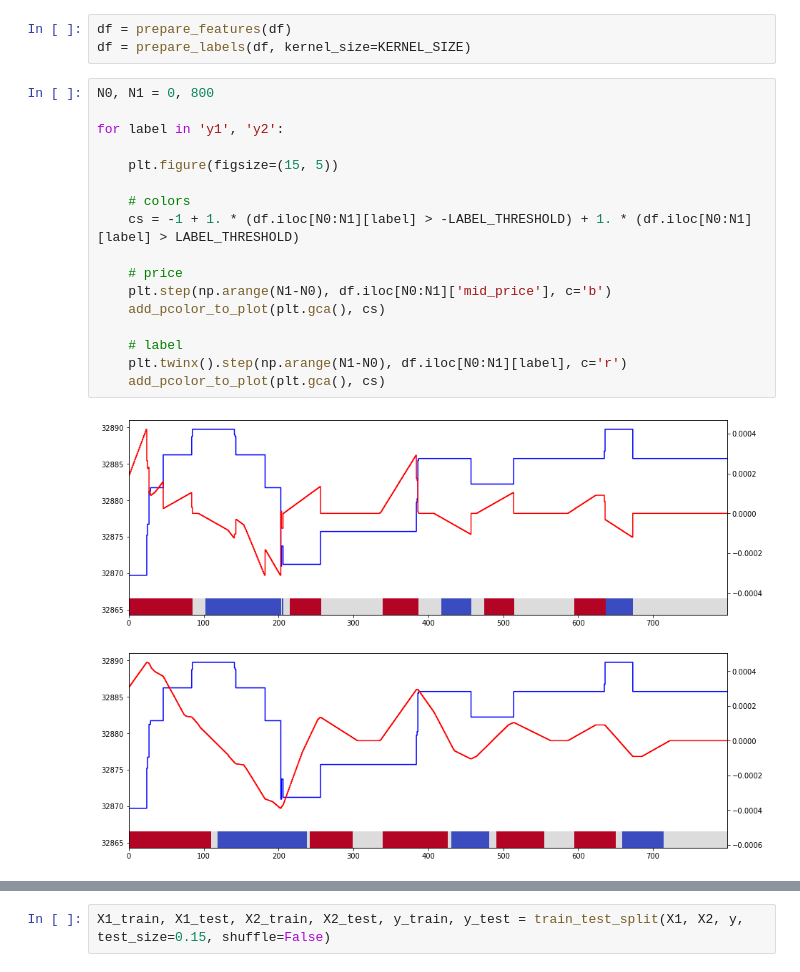
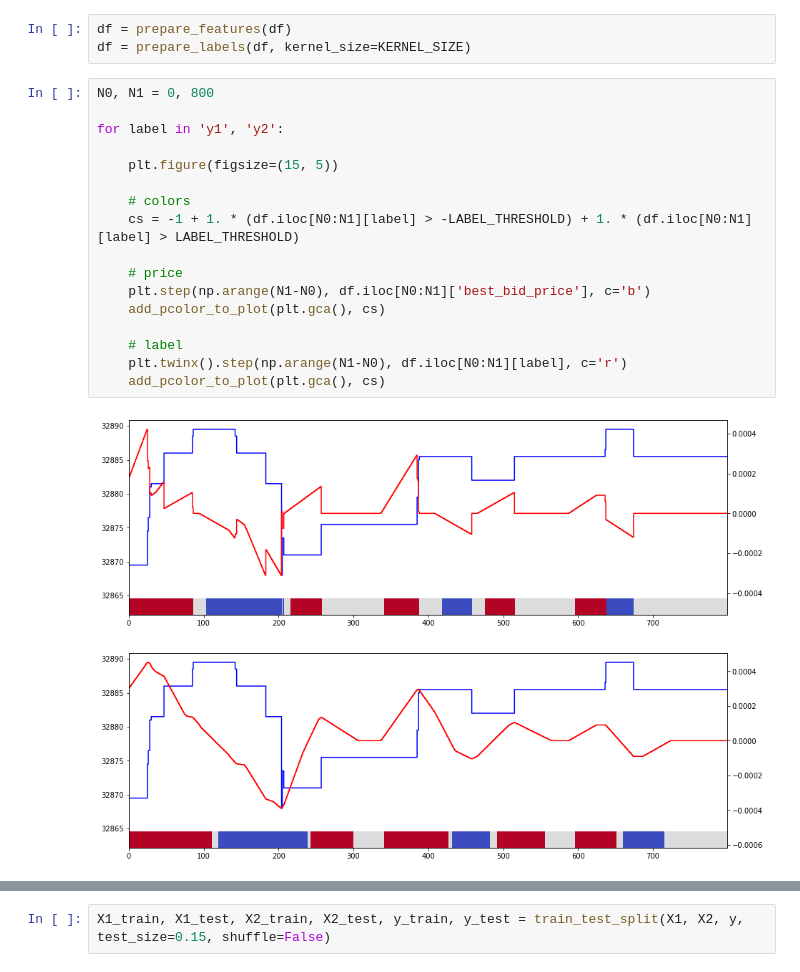
Before and after one commit to starovoitovs/deribot, a Jupyter notebook: train.ipynb, the cells around one changed output, grey strips where cells are left out. Drawn from its saved outputs; the diff is of its cells as text.

```diff
--- a/train.ipynb
+++ b/train.ipynb
@@ -60,21 +51,21 @@ df = prepare_labels(df, kernel_size=KERNEL_SIZE)
 # %%
 N0, N1 = 0, 800
 
 for label in 'y1', 'y2':
 
     plt.figure(figsize=(15, 5))
 
     # colors
     cs = -1 + 1. * (df.iloc[N0:N1][label] > -LABEL_THRESHOLD) + 1. * (df.iloc[N0:N1][label] > LABEL_THRESHOLD)
 
     # price
-    plt.step(np.arange(N1-N0), df.iloc[N0:N1]['mid_price'], c='b')
+    plt.step(np.arange(N1-N0), df.iloc[N0:N1]['best_bid_price'], c='b')
     add_pcolor_to_plot(plt.gca(), cs)
 
     # label
     plt.twinx().step(np.arange(N1-N0), df.iloc[N0:N1][label], c='r')
     add_pcolor_to_plot(plt.gca(), cs)
 # %% [output]
-[figure, old version]
+[figure, new version]
-[figure, old version]
+[figure, new version]
 # %%
```
Also changed, not shown: parts of 8 cells of this notebook, 4 other files.
